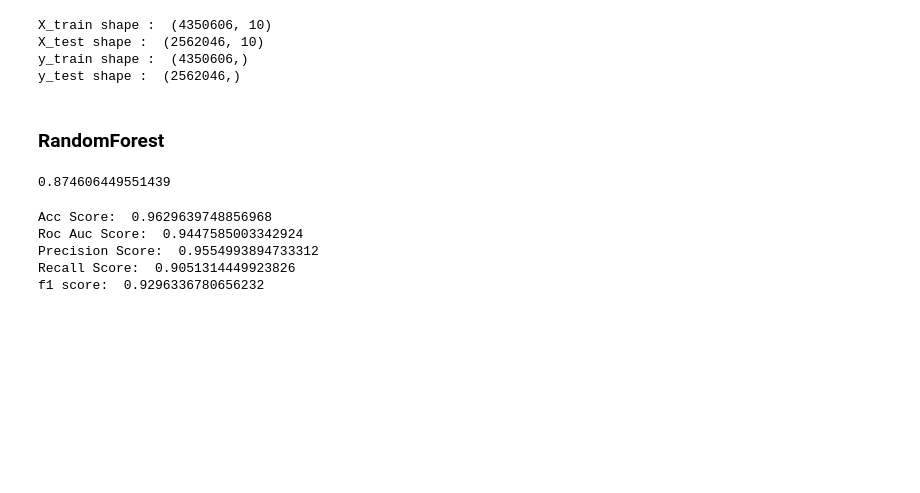
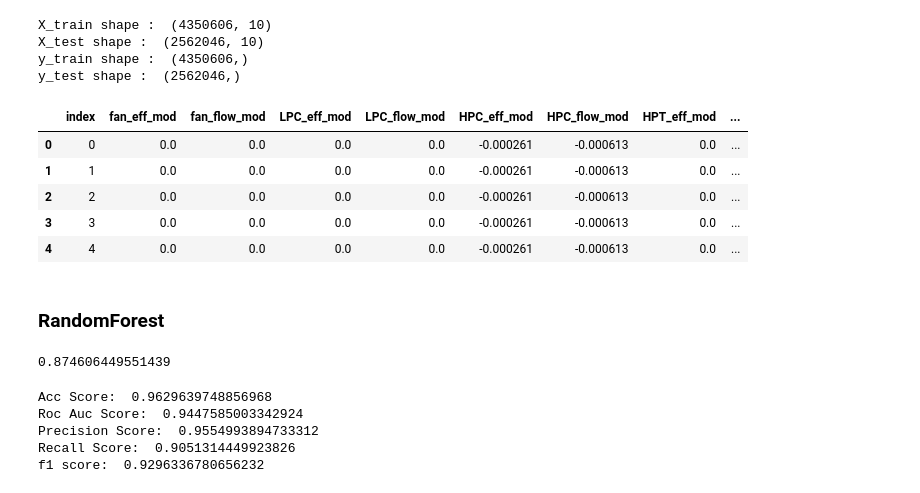
Before and after one commit to alekrul/gt-health-management, a Jupyter notebook: N-CMAPSS.ipynb, the cells around one changed output. Saved outputs shown, nothing was run; the diff lists cells and outputs as text; code cells hidden in the pictures; blank space fills up the shorter version.

```diff
--- a/N-CMAPSS.ipynb
+++ b/N-CMAPSS.ipynb
@@ -459 +464,13 @@ KeyError: 'RUL'
+# %%
+X_train = X_train.reset_index()
+X_test = X_test.reset_index()
+
+y_train = y_train.reset_index()
+y_test = y_test.reset_index()
+
+train_data = pd.merge(X_train, y_train, on='index')
+test_data = pd.merge(X_test, y_test, on='index')
+
+train_data = train_data.drop_duplicates()
+test_data = test_data.drop_duplicates()
 # %%
@@ -464,3 +482,6 @@ y_test = y_test.values.ravel()
+# %%
+X_train = train_data.drop(columns=['level_0_x','level_0_y','label','index'])
+X_test = test_data.drop(columns=['level_0_x','level_0_y','label','index'])
 # %%
 print('X_train shape : ',X_train.shape)
 print('X_test shape : ',X_test.shape)
@@ -471,3 +492,12 @@ X_train shape :  (4350606, 10)
 X_test shape :  (2562046, 10)
 y_train shape :  (4350606,)
 y_test shape :  (2562046,)
+# %%
+X_train.head()
+# %% [output]
+|  | index | fan_eff_mod | fan_flow_mod | LPC_eff_mod | LPC_flow_mod | HPC_eff_mod | HPC_flow_mod | HPT_eff_mod | ... |
+| 0 | 0 | 0.0 | 0.0 | 0.0 | 0.0 | -0.000261 | -0.000613 | 0.0 | ... |
+| 1 | 1 | 0.0 | 0.0 | 0.0 | 0.0 | -0.000261 | -0.000613 | 0.0 | ... |
+| 2 | 2 | 0.0 | 0.0 | 0.0 | 0.0 | -0.000261 | -0.000613 | 0.0 | ... |
+| 3 | 3 | 0.0 | 0.0 | 0.0 | 0.0 | -0.000261 | -0.000613 | 0.0 | ... |
+| 4 | 4 | 0.0 | 0.0 | 0.0 | 0.0 | -0.000261 | -0.000613 | 0.0 | ... |
```
Also changed, not shown: parts of 7 cells of this notebook.
